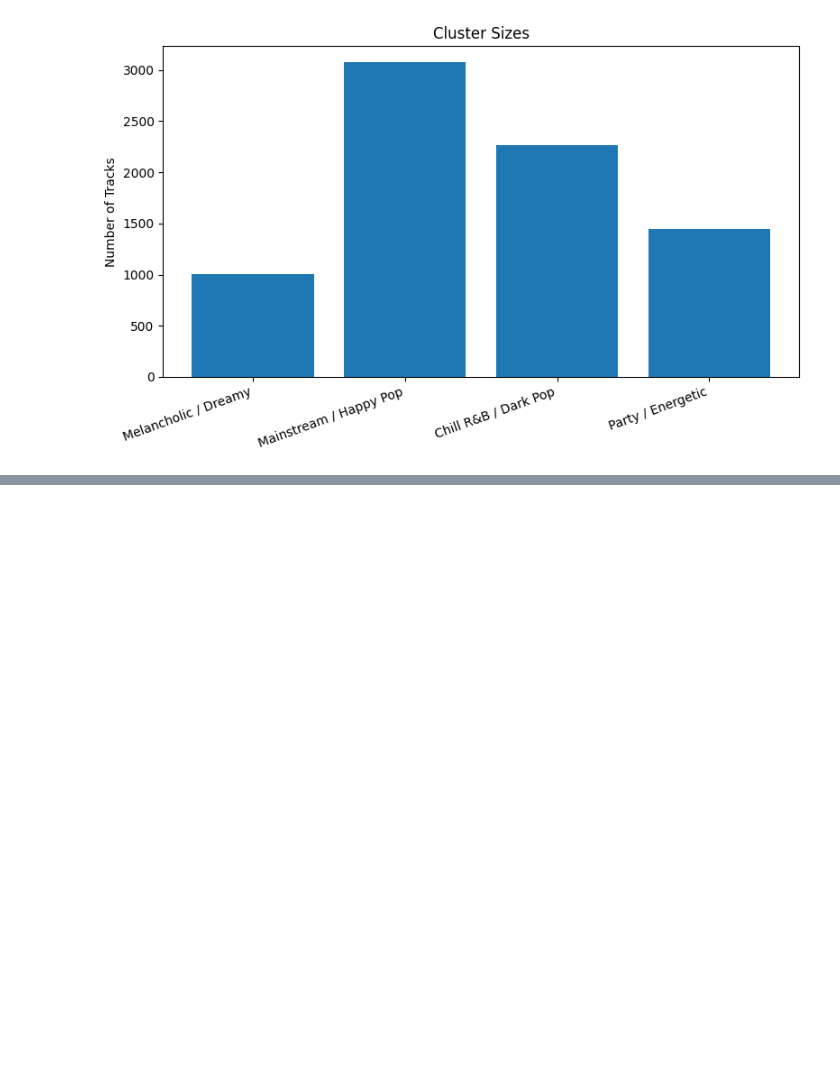
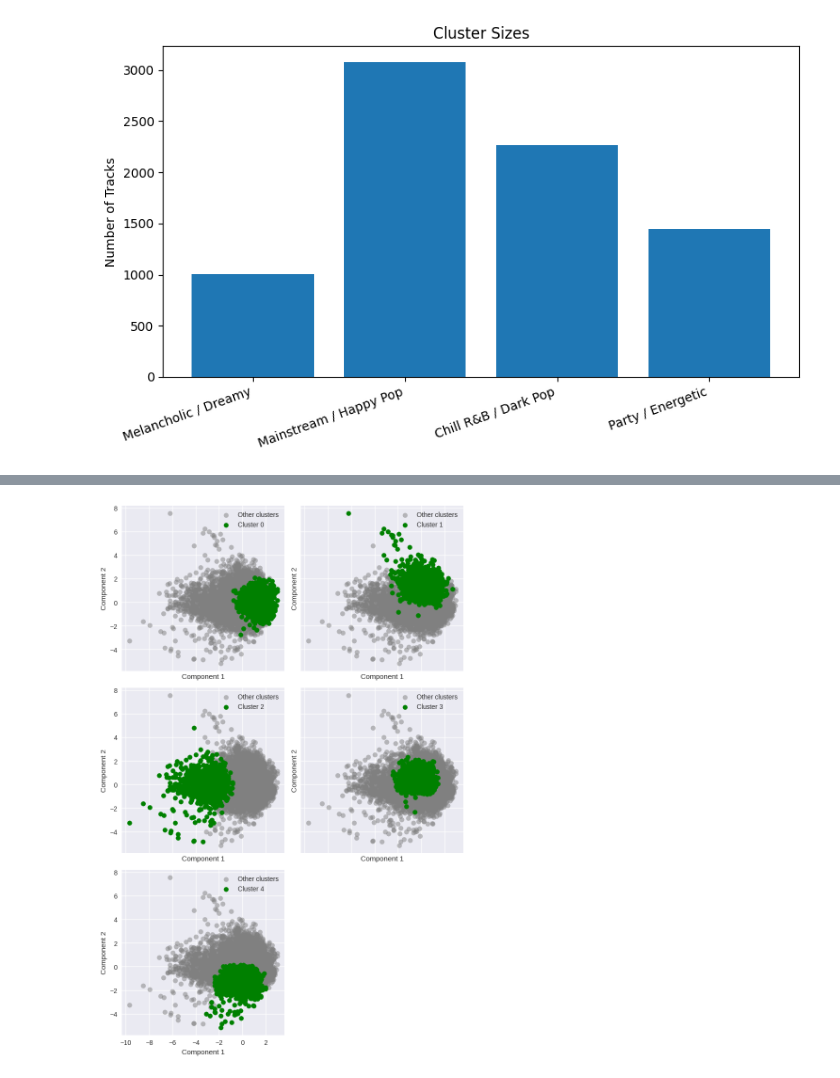
Before and after one commit to ashrafbadalof/Spotify-Project, a Jupyter notebook: AML_CW_Spotify_Mood_Clustering.ipynb, the cells around one changed output, grey strips where cells are left out. Saved outputs shown, nothing was run; the diff lists cells and outputs as text; code cells hidden in the pictures; blank space fills up the shorter version.

```diff
--- a/AML_CW_Spotify_Mood_Clustering.ipynb
+++ b/AML_CW_Spotify_Mood_Clustering.ipynb
@@ -751,0 +1015,26 @@ plt.show()
+# %%
+# Subplots for where each cluster is positioned
+unique_clusters = np.unique(cluster_labels)
+n_clusters = len(unique_clusters)
+
+n_cols = 2
+n_rows = (n_clusters + n_cols - 1) // n_cols
+fig, axs = plt.subplots(nrows=n_rows, ncols=n_cols, figsize=(8, 4*n_rows), sharex=True, sharey=True)
+axs = axs.flatten()
+
+for i, cluster in enumerate(unique_clusters):
+    df_cluster = X_pca[cluster_labels == cluster]
+    df_other_clusters = X_pca[cluster_labels != cluster]
+    axs[i].scatter(df_other_clusters[:, 0], df_other_clusters[:, 1], c='gray', label='Other clusters', alpha=0.5)
+    axs[i].scatter(df_cluster[:, 0], df_cluster[:, 1], c='green', label='Cluster {}'.format(cluster))
+    axs[i].set_xlabel('Component 1')
+    axs[i].set_ylabel('Component 2')
+    axs[i].legend()
+
+for i in range(len(unique_clusters), len(axs)):
+    axs[i].set_visible(False)
+
+plt.tight_layout()
+plt.show()
+# %% [output]
+[figure, added]
```
Also changed, not shown: parts of 27 cells of this notebook.
